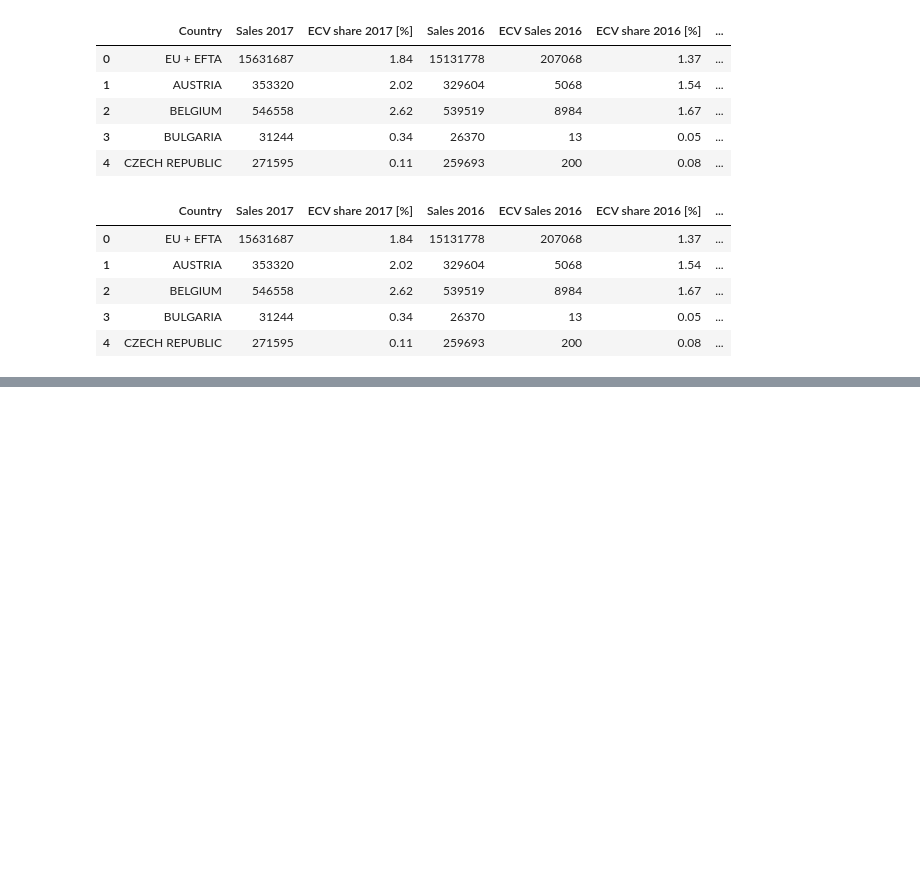
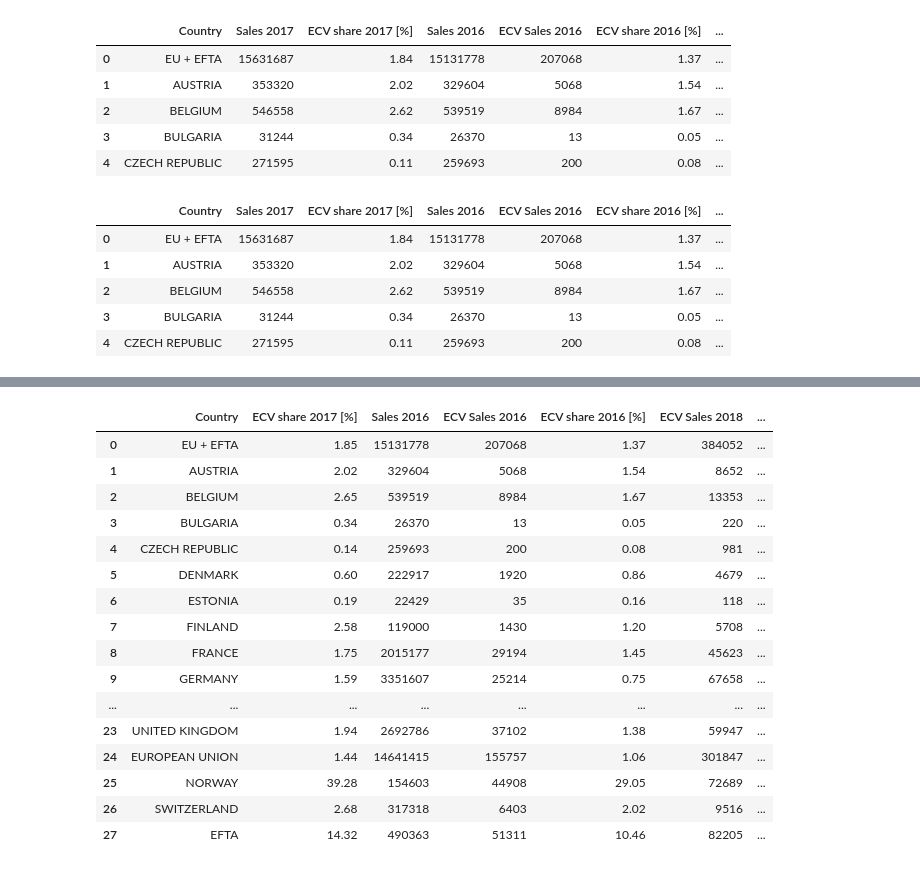
Before and after one commit to nebelgrau77/pandas-wrangling, a Jupyter notebook: electric cars sales europe 2017.ipynb, the cells around one changed output, grey strips where cells are left out. Saved outputs shown, nothing was run; the diff lists cells and outputs as text; code cells hidden in the pictures; blank space fills up the shorter version.

```diff
--- a/electric cars sales europe 2017.ipynb
+++ b/electric cars sales europe 2017.ipynb
@@ -1621,0 +1624,2 @@ ecv_europe.head()
+# %%
+ecv_europe = ecv_europe.rename(columns = {'FY 2018':'Sales 2018', 'FY2017':'Sales 2017'})
@@ -1621,0 +1652,29 @@ ecv_europe.head()
+# %%
+for year in [2017, 2018]:
+    ecv_europe['Sales {}'.format(year)] = ecv_europe['Sales {}'.format(year)].astype(int)
+# %%
+for year in [2017, 2018]:
+    ecv_europe['ECV share {} [%]'.format(year)] = ecv_europe['ECV Sales {}'.format(year)]/ecv_europe['Sales {}'.format(year)]*100
+# %%
+for year in [2017, 2018]:
+    ecv_europe['ECV share {} [%]'.format(year)] = ecv_europe['ECV share {} [%]'.format(year)].round(2)
+# %%
+ecv_europe
+# %% [output]
+|  | Country | ECV share 2017 [%] | Sales 2016 | ECV Sales 2016 | ECV share 2016 [%] | ECV Sales 2018 | ... |
+| 0 | EU + EFTA | 1.85 | 15131778 | 207068 | 1.37 | 384052 | ... |
+| 1 | AUSTRIA | 2.02 | 329604 | 5068 | 1.54 | 8652 | ... |
+| 2 | BELGIUM | 2.65 | 539519 | 8984 | 1.67 | 13353 | ... |
+| 3 | BULGARIA | 0.34 | 26370 | 13 | 0.05 | 220 | ... |
+| 4 | CZECH REPUBLIC | 0.14 | 259693 | 200 | 0.08 | 981 | ... |
+| 5 | DENMARK | 0.60 | 222917 | 1920 | 0.86 | 4679 | ... |
+| 6 | ESTONIA | 0.19 | 22429 | 35 | 0.16 | 118 | ... |
+| 7 | FINLAND | 2.58 | 119000 | 1430 | 1.20 | 5708 | ... |
+| 8 | FRANCE | 1.75 | 2015177 | 29194 | 1.45 | 45623 | ... |
+| 9 | GERMANY | 1.59 | 3351607 | 25214 | 0.75 | 67658 | ... |
+| ... | ... | ... | ... | ... | ... | ... | ... |
+| 23 | UNITED KINGDOM | 1.94 | 2692786 | 37102 | 1.38 | 59947 | ... |
+| 24 | EUROPEAN UNION | 1.44 | 14641415 | 155757 | 1.06 | 301847 | ... |
+| 25 | NORWAY | 39.28 | 154603 | 44908 | 29.05 | 72689 | ... |
+| 26 | SWITZERLAND | 2.68 | 317318 | 6403 | 2.02 | 9516 | ... |
+| 27 | EFTA | 14.32 | 490363 | 51311 | 10.46 | 82205 | ... |
```
Also changed, not shown: parts of 3 cells of this notebook.
